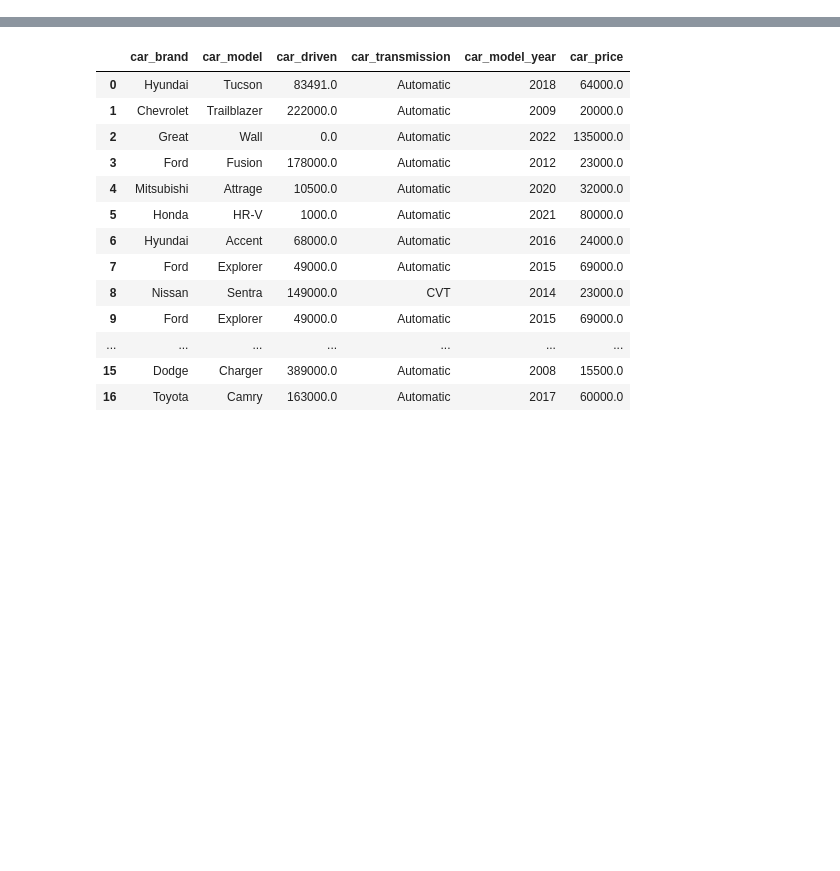
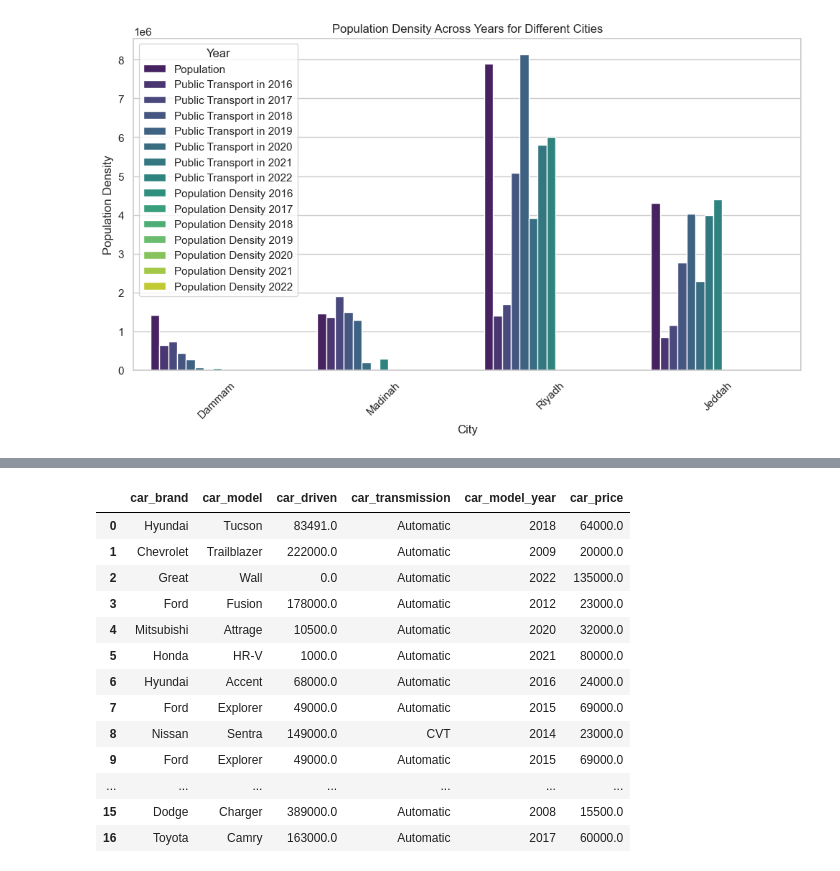
Before and after one commit to Nada-x/Public-Transportation, a Jupyter notebook: team2.ipynb, the cells around one changed output, grey strips where cells are left out. Saved outputs shown, nothing was run; the diff lists cells and outputs as text; code cells hidden in the pictures; blank space fills up the shorter version.

```diff
--- a/team2.ipynb
+++ b/team2.ipynb
@@ -26,0 +119,36 @@ df.head(5)
+# %%
+data = {
+    'City': ['Riyadh', 'Jeddah', 'Madinah', 'Dammam'],
+    'Population': [7901343, 4306974, 1449703, 1411653],
+    'Public Transport in 2016': [1409890.5, 853839, 1370139.9, 650363],
+    'Public Transport in 2017': [1690540, 1161330.5, 1902893.8, 729328.5],
+    'Public Transport in 2018': [5082110.93, 2769925.94, 1496747.08, 444746.4],
+    'Public Transport in 2019': [8142886, 4033215, 1287501, 267401],
+    'Public Transport in 2020': [3911449, 2287532, 203355, 73683.33],
+    'Public Transport in 2021': [5813692, 3992553, 0, 0],
+    'Public Transport in 2022': [6017436, 4401483, 287539, 54849],
+}
+
+df = pd.DataFrame(data)
+
+# Calculate population forces as a ratio of population to public transportation in each year
+for year in range(2016, 2023):
+    df[f'Population Density {year}'] = df['Population'] / df[f'Public Transport in {year}']
+
+#  2022
+sorted_df = df.sort_values(by='Population Density 2022', ascending=False)
+
+melted_df = pd.melt(sorted_df, id_vars=['City'], var_name='Year', value_name='Population Density')
+
+plt.figure(figsize=(12, 6))
+sns.barplot(data=melted_df, x='City', y='Population Density', hue='Year', palette='viridis')
+
+plt.xlabel('City')
+plt.ylabel('Population Density')
+plt.title('Population Density Across Years for Different Cities')
+plt.xticks(rotation=45)
+plt.legend(title='Year')
+
+plt.show()
+# %% [output]
+[figure, added]
```
Also changed, not shown: parts of 9 cells of this notebook.
